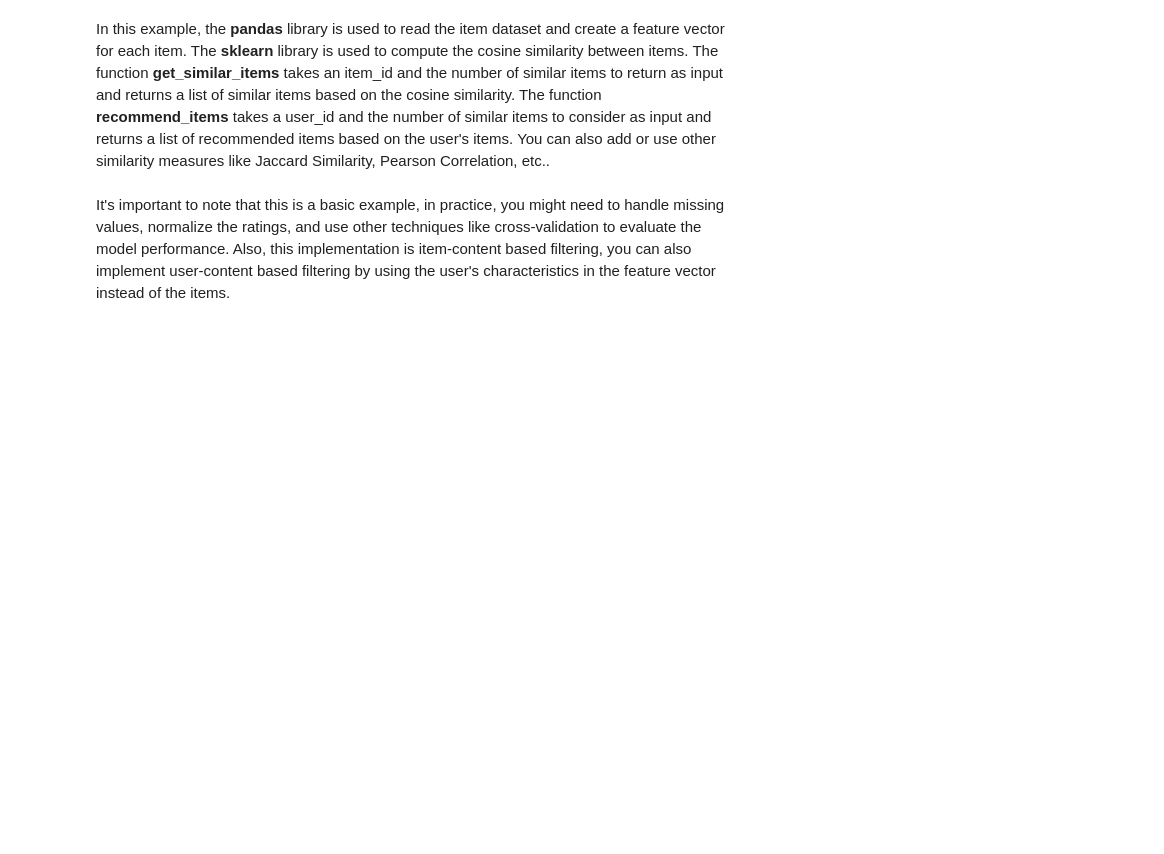
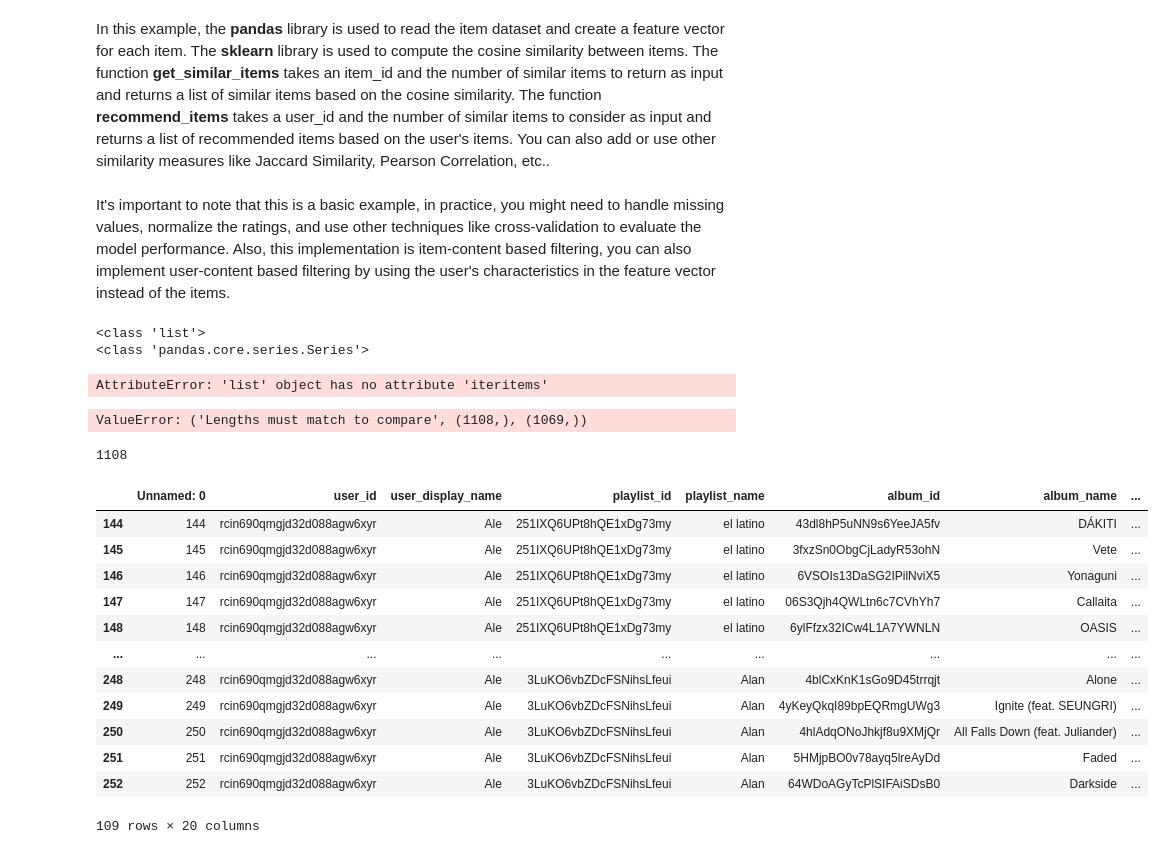
Before and after one commit to FrancescoPetrosino/ProgettoSMM, a Jupyter notebook: Progetto2/test.ipynb, the cells around one changed output. Cells and saved outputs as stored; diff of their text form; code cells hidden in the pictures; blank space fills up the shorter version.

```diff
--- a/Progetto2/test.ipynb
+++ b/Progetto2/test.ipynb
@@ -463,3 +564,43 @@ You can also add or use other similarity measures like Jaccard Similarity, Pears
 <br>
 It's important to note that this is a basic example, in practice, you might need to handle missing values, normalize the ratings, and use other techniques like cross-validation to evaluate the model performance.
 Also, this implementation is item-content based filtering, you can also implement user-content based filtering by using the user's characteristics in the feature vector instead of the items.
+# %%
+print(type(similar_items[0]))
+print(type(df['track_id_cod']))
+# df[df['track_id_cod'] == similar_items[0]]
+# %% [output]
+<class 'list'>
+<class 'pandas.core.series.Series'>
+# %%
+for index, value in similar_items.iteritems():
+    if df.loc[index, 'track_id_cod'] == value:
+        print(value, "matches the value in the dataframe at index", index)
+    # print(l)
+# %% [output]
+AttributeError: 'list' object has no attribute 'iteritems'
+# %%
+for value1, value2 in zip(similar_items, df['track_id_cod']):
+    if value1 == value2:
+        print(df[df['track_id_cod'][:] == value1])
+# %% [output]
+ValueError: ('Lengths must match to compare', (1108,), (1069,))
+# %%
+len(df)
+# %% [output]
+1108
+# %%
+df[df['user_id'] == 'rcin690qmgjd32d088agw6xyr']
+# %% [output]
+|  | Unnamed: 0 | user_id | user_display_name | playlist_id | playlist_name | album_id | album_name | ... |
+| 144 | 144 | rcin690qmgjd32d088agw6xyr | Ale | 251IXQ6UPt8hQE1xDg73my | el latino | 43dl8hP5uNN9s6YeeJA5fv | DÁKITI | ... |
+| 145 | 145 | rcin690qmgjd32d088agw6xyr | Ale | 251IXQ6UPt8hQE1xDg73my | el latino | 3fxzSn0ObgCjLadyR53ohN | Vete | ... |
+| 146 | 146 | rcin690qmgjd32d088agw6xyr | Ale | 251IXQ6UPt8hQE1xDg73my | el latino | 6VSOIs13DaSG2IPilNviX5 | Yonaguni | ... |
+| 147 | 147 | rcin690qmgjd32d088agw6xyr | Ale | 251IXQ6UPt8hQE1xDg73my | el latino | 06S3Qjh4QWLtn6c7CVhYh7 | Callaita | ... |
+| 148 | 148 | rcin690qmgjd32d088agw6xyr | Ale | 251IXQ6UPt8hQE1xDg73my | el latino | 6ylFfzx32ICw4L1A7YWNLN | OASIS | ... |
+| ... | ... | ... | ... | ... | ... | ... | ... | ... |
+| 248 | 248 | rcin690qmgjd32d088agw6xyr | Ale | 3LuKO6vbZDcFSNihsLfeui | Alan | 4blCxKnK1sGo9D45trrqjt | Alone | ... |
+| 249 | 249 | rcin690qmgjd32d088agw6xyr | Ale | 3LuKO6vbZDcFSNihsLfeui | Alan | 4yKeyQkqI89bpEQRmgUWg3 | Ignite (feat. SEUNGRI) | ... |
+| 250 | 250 | rcin690qmgjd32d088agw6xyr | Ale | 3LuKO6vbZDcFSNihsLfeui | Alan | 4hlAdqONoJhkjf8u9XMjQr | All Falls Down (feat. Juliander) | ... |
+| 251 | 251 | rcin690qmgjd32d088agw6xyr | Ale | 3LuKO6vbZDcFSNihsLfeui | Alan | 5HMjpBO0v78ayq5lreAyDd | Faded | ... |
+| 252 | 252 | rcin690qmgjd32d088agw6xyr | Ale | 3LuKO6vbZDcFSNihsLfeui | Alan | 64WDoAGyTcPlSIFAiSDsB0 | Darkside | ... |
+109 rows × 20 columns
```
Also changed, not shown: parts of 4 cells of this notebook.
